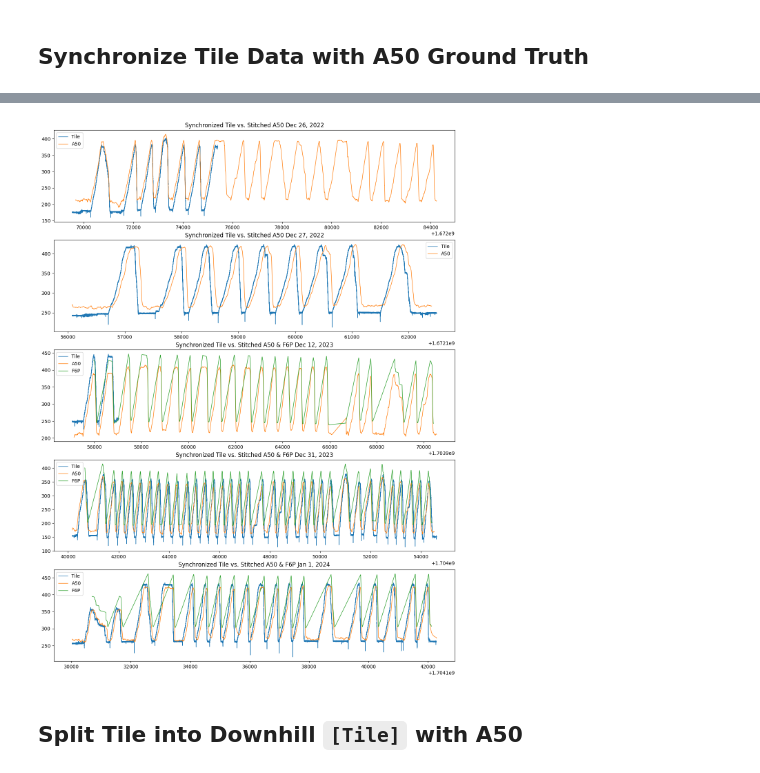
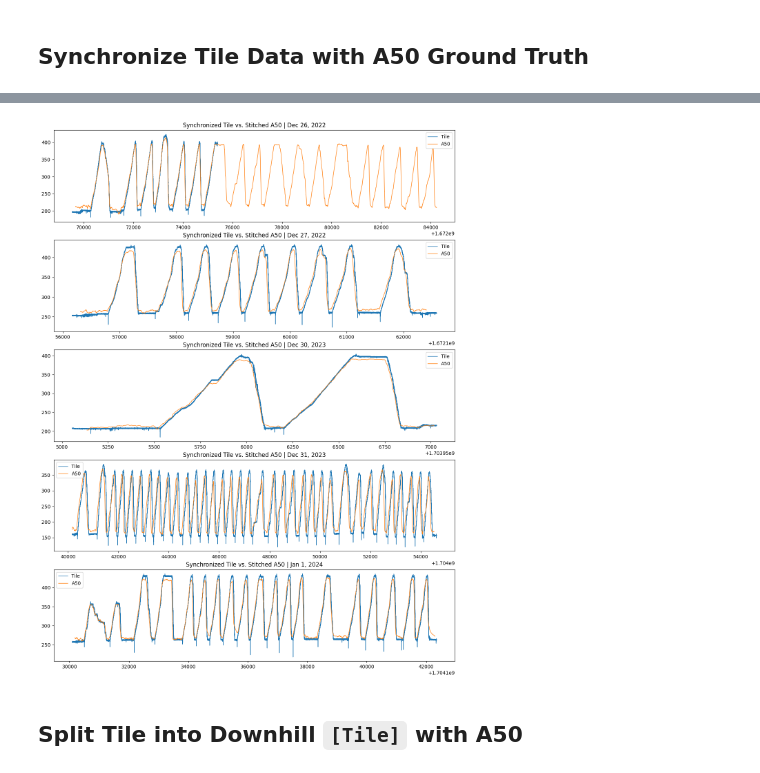
Before and after one commit to Nagillimi/Skiing-Logging, a Jupyter notebook: PROCESSING/importing_all_data.ipynb, the cells around one changed output, grey strips where cells are left out. Drawn from its saved outputs; the diff is of its cells as text; code cells hidden in the pictures.

Commit message:
extracted functions * stitch * load * new direction, track recognition included for tile

```diff
--- a/PROCESSING/importing_all_data.ipynb
+++ b/PROCESSING/importing_all_data.ipynb
@@ -104,99 +87,53 @@ Altitude offset: 12.75
+# %%
+stitched_a50_all_2022_12_26_time, stitched_a50_all_2022_12_26_alt = stitch(a50_all_2022_12_26)
+stitched_f6p_all_2022_12_26_time, stitched_f6p_all_2022_12_26_alt = stitch(f6p_2022_12_26)
+
+stitched_a50_all_2022_12_27_time, stitched_a50_all_2022_12_27_alt = stitch(a50_all_2022_12_27)
+stitched_f6p_all_2022_12_27_time, stitched_f6p_all_2022_12_27_alt = stitch(f6p_2022_12_27)
+
+stitched_a50_all_2023_12_30_time, stitched_a50_all_2023_12_30_alt = stitch(a50_all_2023_12_30)
+stitched_f6p_all_2023_12_30_time, stitched_f6p_all_2023_12_30_alt = stitch(f6p_2023_12_30)
+
+stitched_a50_all_2023_12_31_time, stitched_a50_all_2023_12_31_alt = stitch(a50_all_2023_12_31)
+stitched_f6p_all_2023_12_31_time, stitched_f6p_all_2023_12_31_alt = stitch(f6p_2023_12_31)
+
+stitched_a50_all_2024_01_01_time, stitched_a50_all_2024_01_01_alt = stitch(a50_all_2024_01_01)
+stitched_f6p_all_2024_01_01_time, stitched_f6p_all_2024_01_01_alt = stitch(f6p_2024_01_01)
 # %%
-stitched_a50_all_2022_12_26_time = []
-stitched_a50_all_2022_12_26_alt = []
-stitched_f6p_all_2022_12_26_time = []
-stitched_f6p_all_2022_12_26_alt = []
-
-stitched_a50_all_2022_12_27_time = []
-stitched_a50_all_2022_12_27_alt = []
-stitched_f6p_all_2022_12_27_time = []
-stitched_f6p_all_2022_12_27_alt = []
-
-stitched_a50_all_2023_12_30_time = []
-stitched_a50_all_2023_12_30_alt = []
-stitched_f6p_all_2023_12_30_time = []
-stitched_f6p_all_2023_12_30_alt = []
-
-stitched_a50_all_2023_12_31_time = []
-stitched_a50_all_2023_12_31_alt = []
-stitched_f6p_all_2023_12_31_time = []
-stitched_f6p_all_2023_12_31_alt = []
-
-stitched_a50_all_2024_01_01_time = []
-stitched_a50_all_2024_01_01_alt = []
-stitched_f6p_all_2024_01_01_time = []
-stitched_f6p_all_2024_01_01_alt = []
-
-for track in a50_all_2022_12_26:
-    stitched_a50_all_2022_12_26_time += track.time
-    stitched_a50_all_2022_12_26_alt += track.alt
-for track in f6p_2022_12_26:
-    stitched_f6p_all_2022_12_26_time += track.time
-    stitched_f6p_all_2022_12_26_alt += track.alt
-
-for track in a50_all_2022_12_27:
-    stitched_a50_all_2022_12_27_time += track.time
-    stitched_a50_all_2022_12_27_alt += track.alt
-for track in f6p_2022_12_27:
-    stitched_f6p_all_2022_12_27_time += track.time
-    stitched_f6p_all_2022_12_27_alt += track.alt
-
-for track in a50_all_2023_12_30:
-    stitched_a50_all_2023_12_30_time += track.time
-    stitched_a50_all_2023_12_30_alt += track.alt
-for track in f6p_2023_12_30:
-    stitched_f6p_all_2023_12_30_time += track.time
-    stitched_f6p_all_2023_12_30_alt += track.alt
-
-for track in a50_all_2023_12_31:
-    stitched_a50_all_2023_12_31_time += track.time
-    stitched_a50_all_2023_12_31_alt += track.alt
-for track in f6p_2023_12_31:
-    stitched_f6p_all_2023_12_31_time += track.time
-    stitched_f6p_all_2023_12_31_alt += track.alt
-
-for track in a50_all_2024_01_01:
-    stitched_a50_all_2024_01_01_time += track.time
-    stitched_a50_all_2024_01_01_alt += track.alt
-for track in f6p_2024_01_01:
-    stitched_f6p_all_2024_01_01_time += track.time
-    stitched_f6p_all_2024_01_01_alt += track.alt
-
-
 plt.rc('lines', linewidth=1)
 fig, ax = plt.subplots(5, figsize=(15, 20))
 ax[0].plot(tile_2022_12_26_sync.time, tile_2022_12_26_sync.alt, label='Tile')
 ax[0].plot(stitched_a50_all_2022_12_26_time, stitched_a50_all_2022_12_26_alt, label='A50')
 # ax[0].plot(stitched_f6p_all_2022_12_26_time, stitched_f6p_all_2022_12_26_alt, label='F35-no alt data')
-ax[0].set_title('Synchronized Tile vs. Stitched A50 Dec 26, 2022', wrap=True)
+ax[0].set_title('Synchronized Tile vs. Stitched A50 | Dec 26, 2022', wrap=True)
 ax[0].legend()
 
 ax[1].plot(tile_2022_12_27_sync.time, tile_2022_12_27_sync.alt, label='Tile')
 ax[1].plot(stitched_a50_all_2022_12_27_time, stitched_a50_all_2022_12_27_alt, label='A50')
 # ax[1].plot(stitched_f6p_all_2022_12_27_time, stitched_f6p_all_2022_12_27_alt, label='F35-no alt data')
-ax[1].set_title('Synchronized Tile vs. Stitched A50 Dec 27, 2022', wrap=True)
+ax[1].set_title('Synchronized Tile vs. Stitched A50 | Dec 27, 2022', wrap=True)
 ax[1].legend()
 
 ax[2].plot(tile_2023_12_30_sync.time, tile_2023_12_30_sync.alt, label='Tile')
 ax[2].plot(stitched_a50_all_2023_12_30_time, stitched_a50_all_2023_12_30_alt, label='A50')
-ax[2].plot(stitched_f6p_all_2023_12_30_time, stitched_f6p_all_2023_12_30_alt, label='F6P')
-ax[2].set_title('Synchronized Tile vs. Stitched A50 & F6P Dec 12, 2023', wrap=True)
+# ax[2].plot(stitched_f6p_all_2023_12_30_time, stitched_f6p_all_2023_12_30_alt, label='F6P')
+ax[2].set_title('Synchronized Tile vs. Stitched A50 | Dec 30, 2023', wrap=True)
 ax[2].legend()
 
 ax[3].plot(tile_2023_12_31_sync.time, tile_2023_12_31_sync.alt, label='Tile')
 ax[3].plot(stitched_a50_all_2023_12_31_time, stitched_a50_all_2023_12_31_alt, label='A50')
-ax[3].plot(stitched_f6p_all_2023_12_31_time, stitched_f6p_all_2023_12_31_alt, label='F6P')
-ax[3].set_title('Synchronized Tile vs. Stitched A50 & F6P Dec 31, 2023', wrap=True)
+# ax[3].plot(stitched_f6p_all_2023_12_31_time, stitched_f6p_all_2023_12_31_alt, label='F6P')
+ax[3].set_title('Synchronized Tile vs. Stitched A50 | Dec 31, 2023', wrap=True)
 ax[3].legend()
 
 ax[4].plot(tile_2024_01_01_sync.time, tile_2024_01_01_sync.alt, label='Tile')
 ax[4].plot(stitched_a50_all_2024_01_01_time, stitched_a50_all_2024_01_01_alt, label='A50')
-ax[4].plot(stitched_f6p_all_2024_01_01_time, stitched_f6p_all_2024_01_01_alt, label='F6P')
-ax[4].set_title('Synchronized Tile vs. Stitched A50 & F6P Jan 1, 2024', wrap=True)
+# ax[4].plot(stitched_f6p_all_2024_01_01_time, stitched_f6p_all_2024_01_01_alt, label='F6P')
+ax[4].set_title('Synchronized Tile vs. Stitched A50 | Jan 1, 2024', wrap=True)
 ax[4].legend()
 plt.show()
 # %% [output]
-[figure, old version]
+[figure, new version]
 # %% [markdown]
 ## Split Tile into Downhill `[Tile]` with A50
 # %%
```
Also changed, not shown: parts of 5 cells of this notebook, 5 other files.
